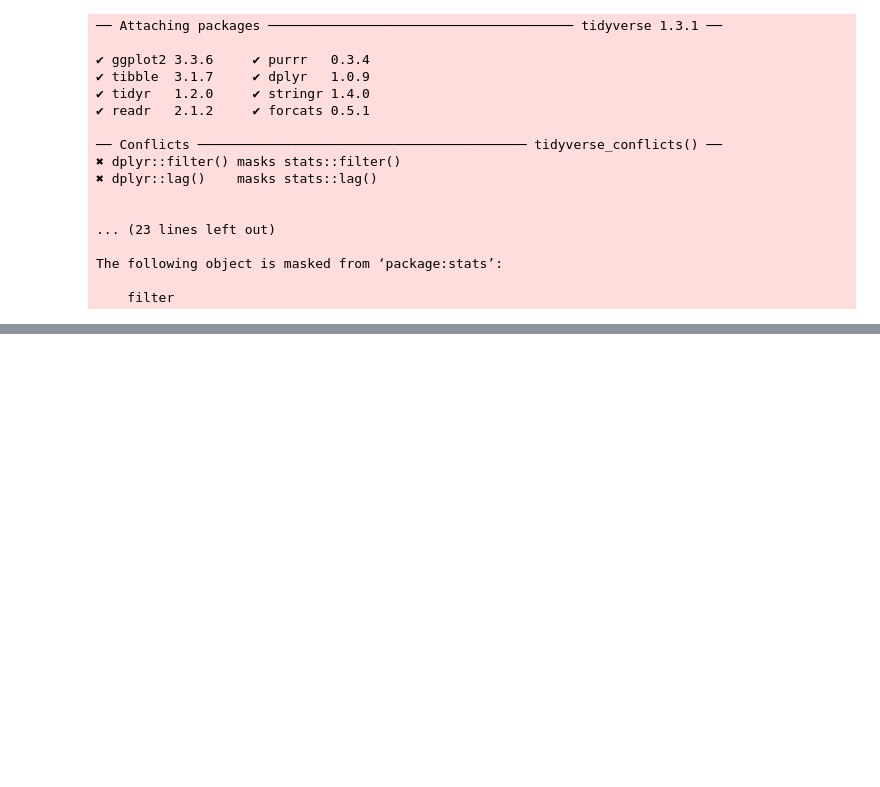
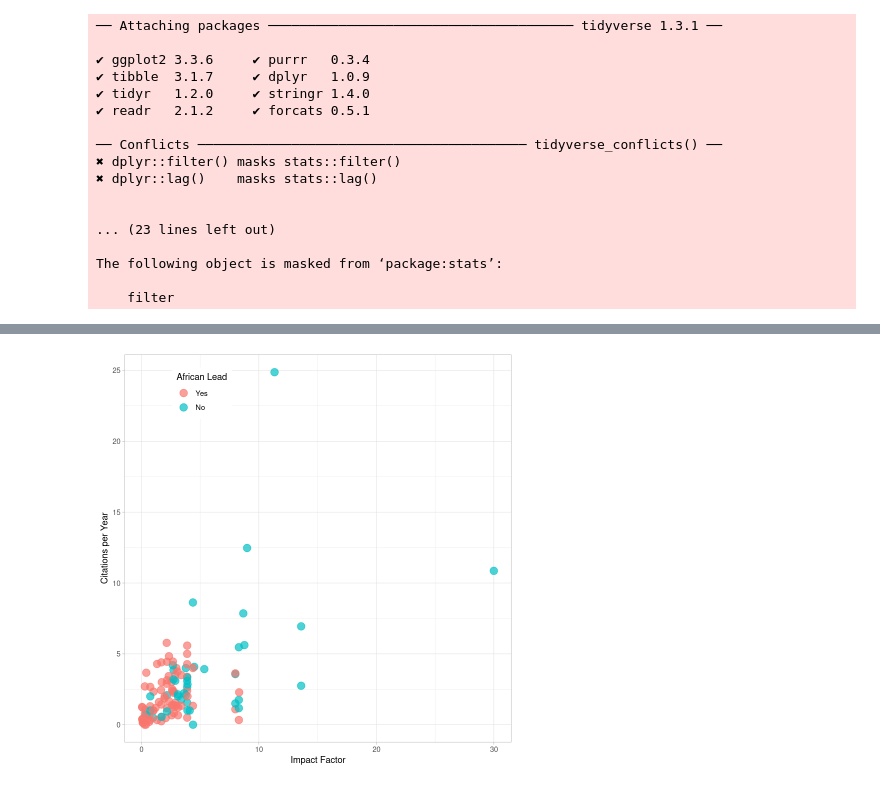
Before and after one commit to ahmedmoustafa/AfricaPD, a Jupyter notebook: Citations.ipynb, the cells around one changed output, grey strips where cells are left out. Saved outputs shown, nothing was run; the diff lists cells and outputs as text; code cells hidden in the pictures; blank space fills up the shorter version.

```diff
--- a/Citations.ipynb
+++ b/Citations.ipynb
@@ -55,0 +59,3 @@ Warning message:
+# %%
+citations2 = citations %>% mutate (citations_per_year2 = number_of_citations/(2022 - year))
+head(citations2)
@@ -55,0 +73,8 @@ Warning message:
+# %%
+ggplot(citations2) +
+    geom_jitter(aes(x = impact_factor, y = citations_per_year2, color = african_lead), size = 4, alpha = 0.7) +
+    theme_light() +
+    labs (x = "Impact Factor", y = "Citations per Year", color = "African Lead") +
+    theme(legend.position = c(0.2, 0.9))
+ggsave("figures/AfricaPDcitations2.pdf", width = 6, height = 6)
+# %% [output]
@@ -55,0 +85 @@ Warning message:
+[figure, added]
```
Also changed, not shown: parts of 6 cells of this notebook, 7 other files.
